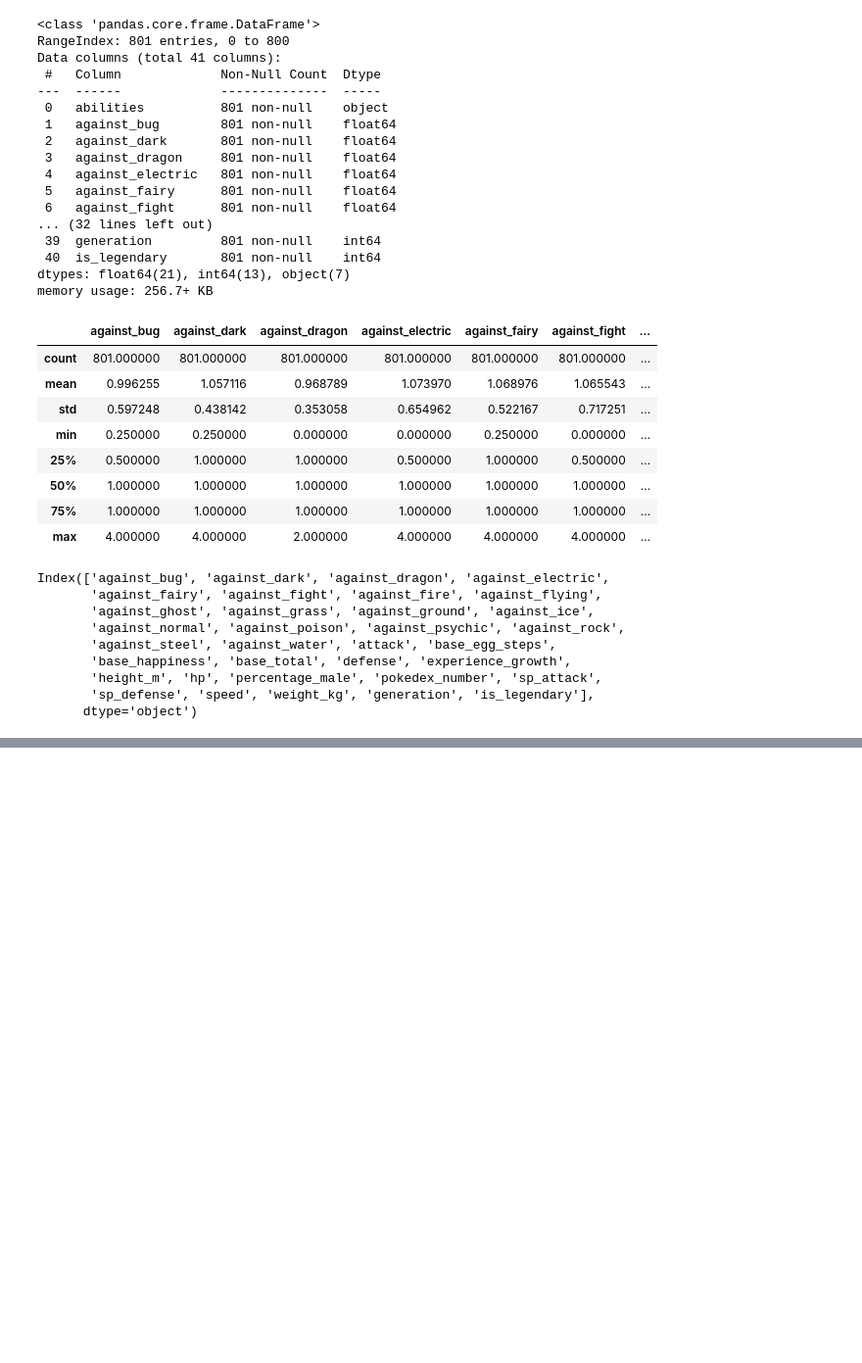
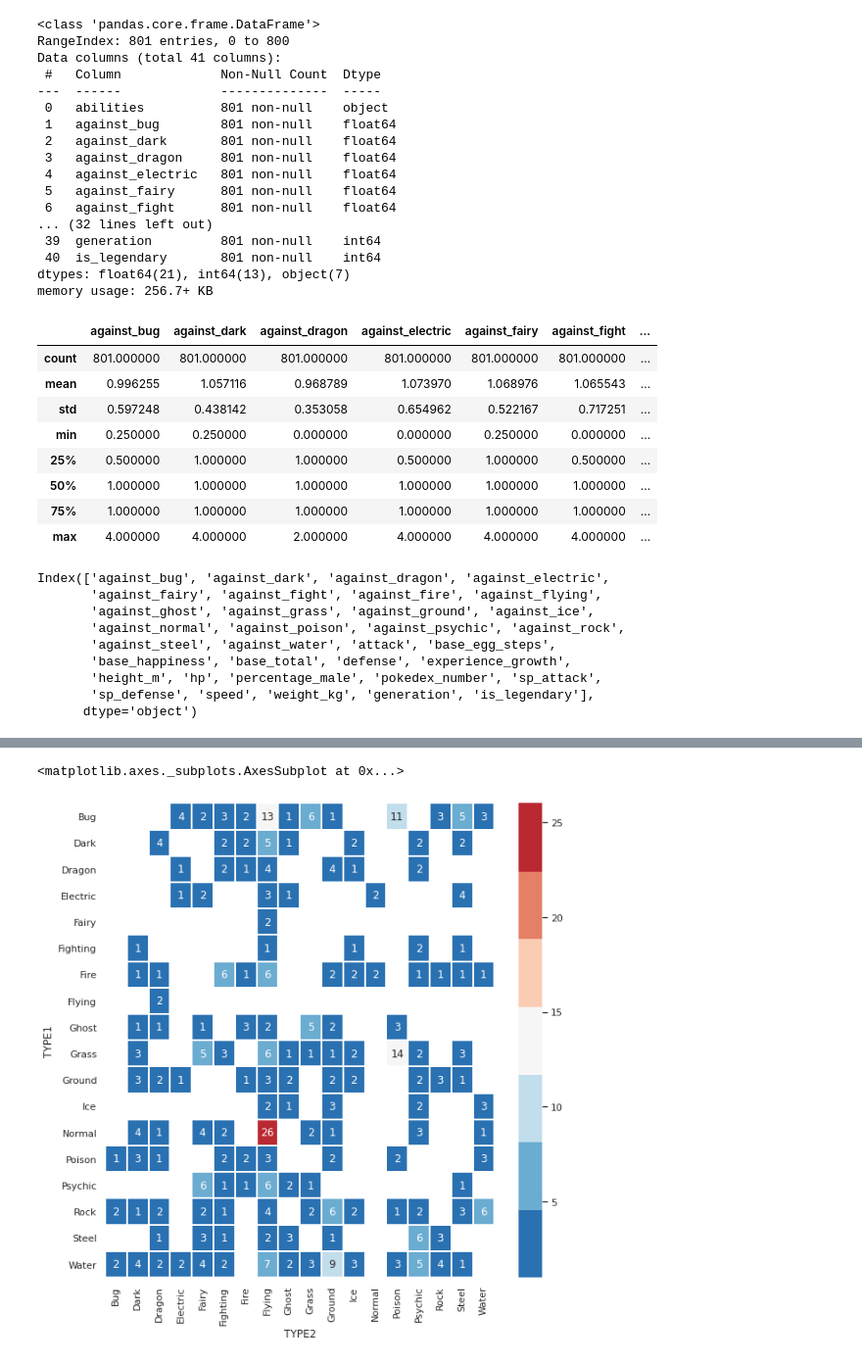
Before and after one commit to reytax81/apprentissage_python, a Jupyter notebook: poke1.ipynb, the cells around one changed output, grey strips where cells are left out. Shown at 98% size. Saved outputs shown, nothing was run; the diff lists cells and outputs as text; code cells hidden in the pictures; blank space fills up the shorter version.

```diff
--- a/poke1.ipynb
+++ b/poke1.ipynb
@@ -102,0 +136,13 @@ sns.set (style="whitegrid")
+# %%
+#heatmap / correlation
+
+plt.figure(figsize=(10,10))
+
+sns.heatmap(
+    df[df['TYPE2']!='none'].groupby(['TYPE1','TYPE2']).size().unstack(),
+    linewidths=1,
+    annot=True, cmap=sns.color_palette("RdBu_r", 7)
+)
+# %% [output]
+<matplotlib.axes._subplots.AxesSubplot at 0x...>
+[figure, added]
```
Also changed, not shown: parts of 22 cells of this notebook.
